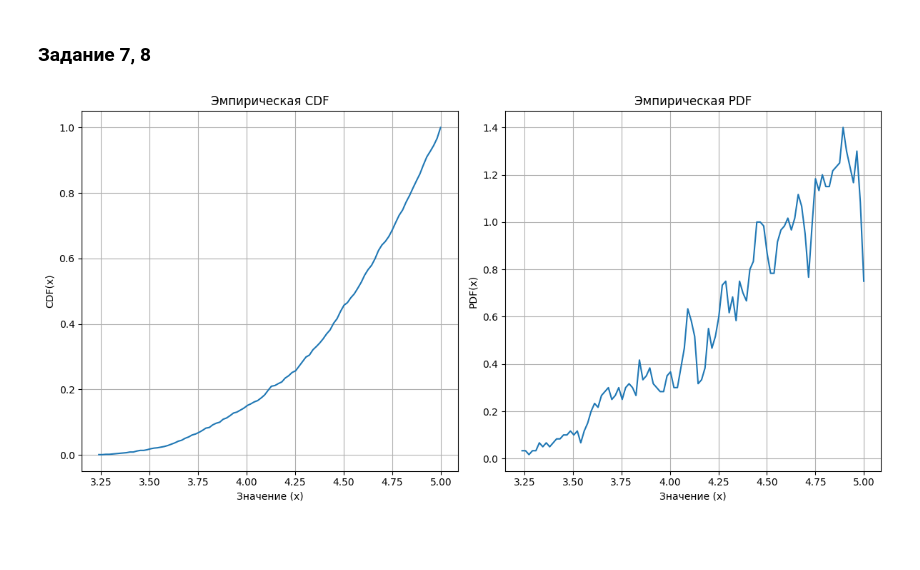
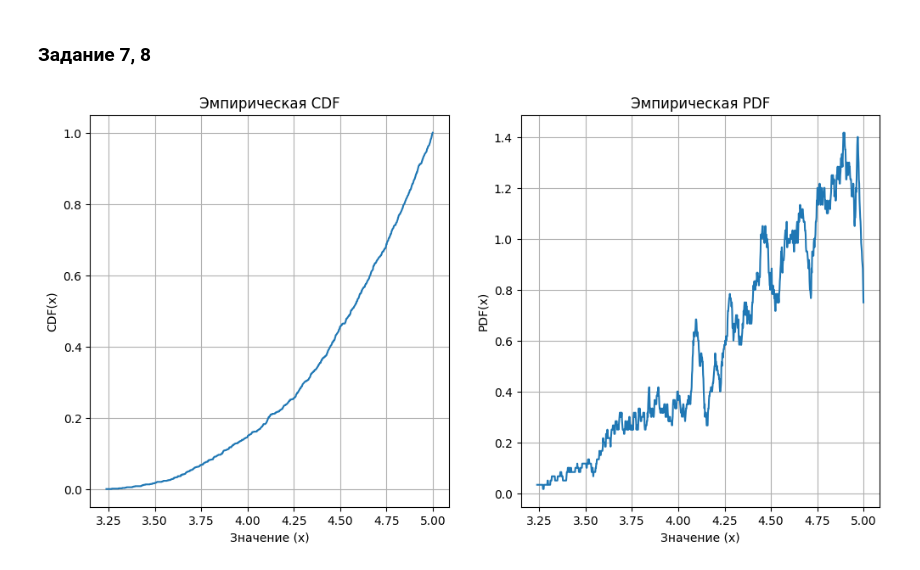
Before and after one commit to Liana2707/financial-math-ITMO, a Jupyter notebook: lab1.ipynb, the cells around one changed output. Drawn from its saved outputs; the diff is of its cells as text; code cells hidden in the pictures; blank space fills up the shorter version.

```diff
--- a/lab1.ipynb
+++ b/lab1.ipynb
@@ -161,28 +161,24 @@ def empirical_cdf(samples, x):
 def empirical_pdf(samples, x, h=0.1):
     return np.mean((x - h <= samples) & (samples <= x + h)) / (2 * h)
 # %%
-x_values = np.linspace(np.min(transformed_samples), np.max(transformed_samples), 100)
+x_values = np.linspace(np.min(transformed_samples), np.max(transformed_samples), 1000)
 
 cdf_values = [empirical_cdf(transformed_samples, x) for x in x_values]
 pdf_values = [empirical_pdf(transformed_samples, x, h=0.03) for x in x_values]
-
-plt.figure(figsize=(12, 6))
-
-plt.subplot(1, 2, 1)
-plt.plot(x_values, cdf_values)
-plt.xlabel('Значение (x)')
-plt.ylabel('CDF(x)')
-plt.title('Эмпирическая CDF')
-plt.grid(True)
-
-plt.subplot(1, 2, 2)
-plt.plot(x_values, pdf_values)
-plt.xlabel('Значение (x)')
-plt.ylabel('PDF(x)')
-plt.title('Эмпирическая PDF')
-plt.grid(True)
-
-plt.tight_layout()
-plt.show()
-# %% [output]
-[figure, removed]
+# %%
+fig, axes = plt.subplots(1, 2, figsize=(12, 6))
+ax1, ax2 = axes
+
+ax1.plot(x_values, cdf_values)
+ax1.set_xlabel('Значение (x)')
+ax1.set_ylabel('CDF(x)')
+ax1.set_title('Эмпирическая CDF')
+ax1.grid(True)
+
+ax2.plot(x_values, pdf_values)
+ax2.set_xlabel('Значение (x)')
+ax2.set_ylabel('PDF(x)')
+ax2.set_title('Эмпирическая PDF')
+ax2.grid(True)
+# %% [output]
+[figure, added]
```
